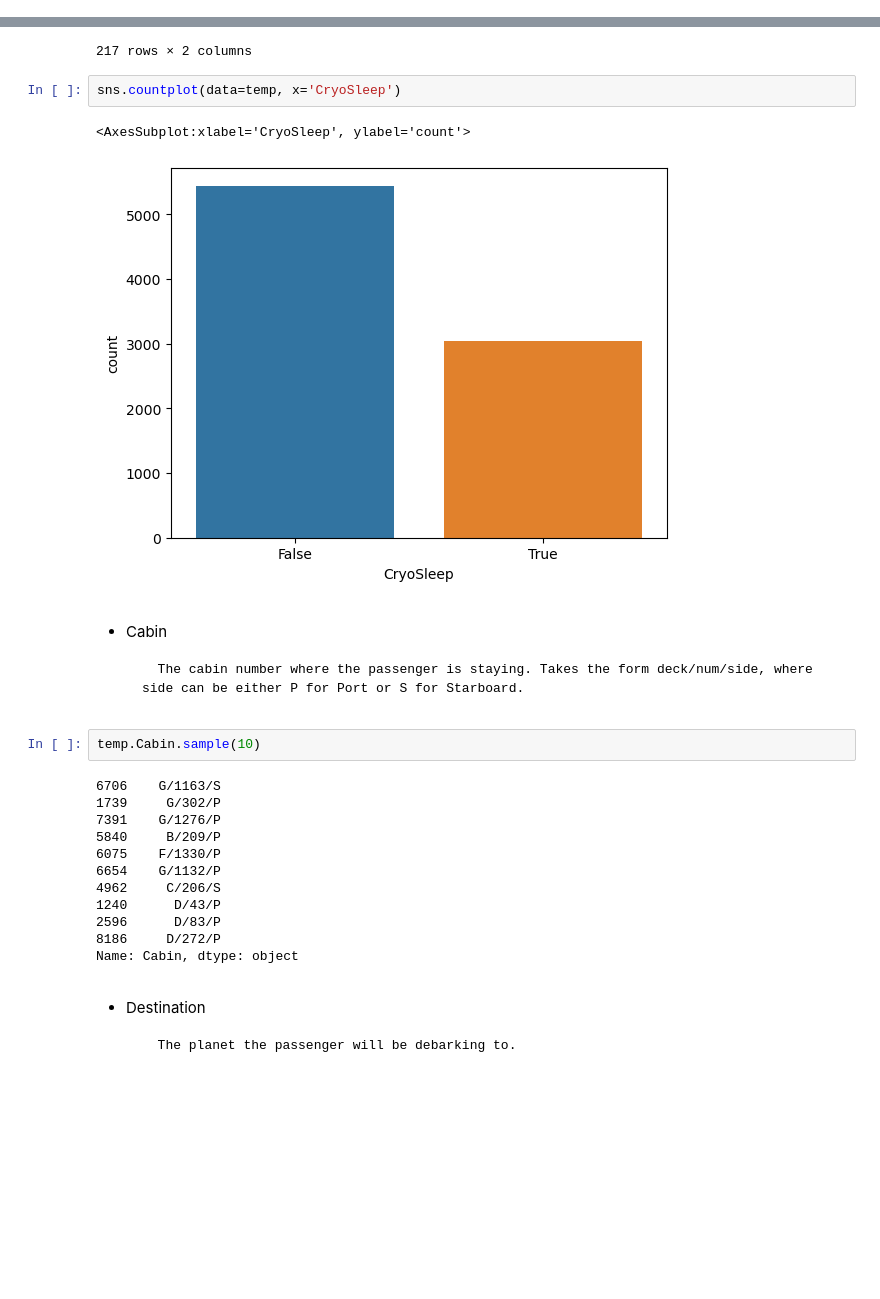
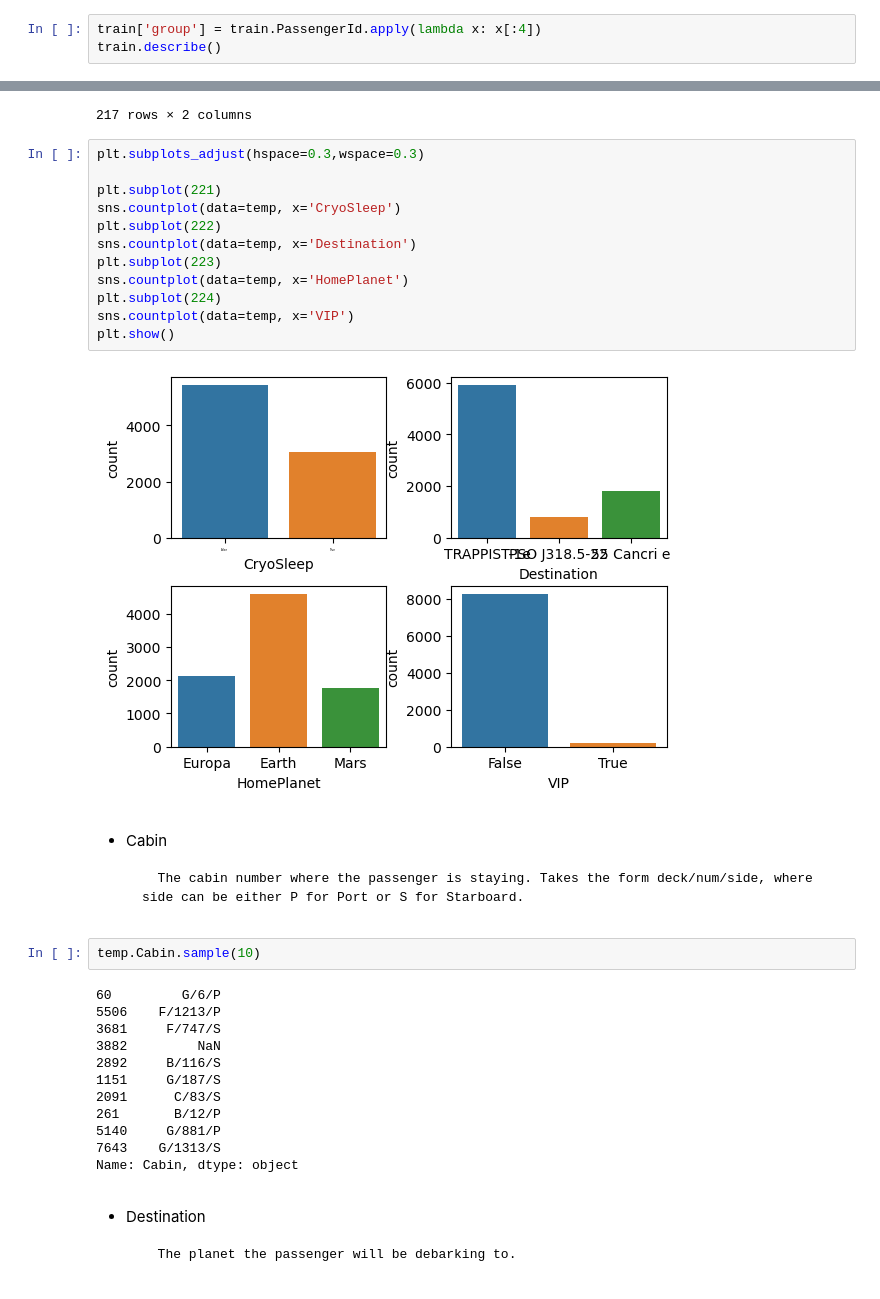
Before and after one commit to dundundundun5/python, a Jupyter notebook: kaggle/spaceship_titanic_exploration.ipynb, the cells around one changed output, grey strips where cells are left out. Saved outputs shown, nothing was run; the diff lists cells and outputs as text; blank space fills up the shorter version.

```diff
--- a/kaggle/spaceship_titanic_exploration.ipynb
+++ b/kaggle/spaceship_titanic_exploration.ipynb
@@ -7,3 +7,6 @@ train_path = "D:/temp_files/datasets/spaceship_titanic/train.csv"
 test_path = "D:/temp_files/datasets/spaceship_titanic/test.csv"
 train = pd.read_csv(train_path)
 test = pd.read_csv(test_path)
+# %%
+train['group'] = train.PassengerId.apply(lambda x: x[:4])
+train.describe()
@@ -109,11 +109,20 @@ temp.loc[pd.isnull(temp['CryoSleep']), ["PassengerId","CryoSleep"]]
 | 8675 | 9259_01 | NaN |
 | 8687 | 9275_03 | NaN |
 217 rows × 2 columns
-# %%
-sns.countplot(data=temp, x='CryoSleep')
-# %% [output]
-<AxesSubplot:xlabel='CryoSleep', ylabel='count'>
-[figure, removed]
+# %%
+plt.subplots_adjust(hspace=0.3,wspace=0.3)
+
+plt.subplot(221)
+sns.countplot(data=temp, x='CryoSleep')
+plt.subplot(222)
+sns.countplot(data=temp, x='Destination')
+plt.subplot(223)
+sns.countplot(data=temp, x='HomePlanet')
+plt.subplot(224)
+sns.countplot(data=temp, x='VIP')
+plt.show()
+# %% [output]
+[figure, added]
 # %% [markdown]
 * Cabin
 
@@ -121,16 +130,16 @@ sns.countplot(data=temp, x='CryoSleep')
 # %%
 temp.Cabin.sample(10)
 # %% [output]
-6706    G/1163/S
-1739     G/302/P
-7391    G/1276/P
-5840     B/209/P
-6075    F/1330/P
-6654    G/1132/P
-4962     C/206/S
-1240      D/43/P
-2596      D/83/P
-8186     D/272/P
+60         G/6/P
+5506    F/1213/P
+3681     F/747/S
+3882         NaN
+2892     B/116/S
+1151     G/187/S
+2091      C/83/S
+261       B/12/P
+5140     G/881/P
+7643    G/1313/S
 Name: Cabin, dtype: object
 # %% [markdown]
 
```
Also changed, not shown: parts of 5 cells of this notebook, 2 other files.
